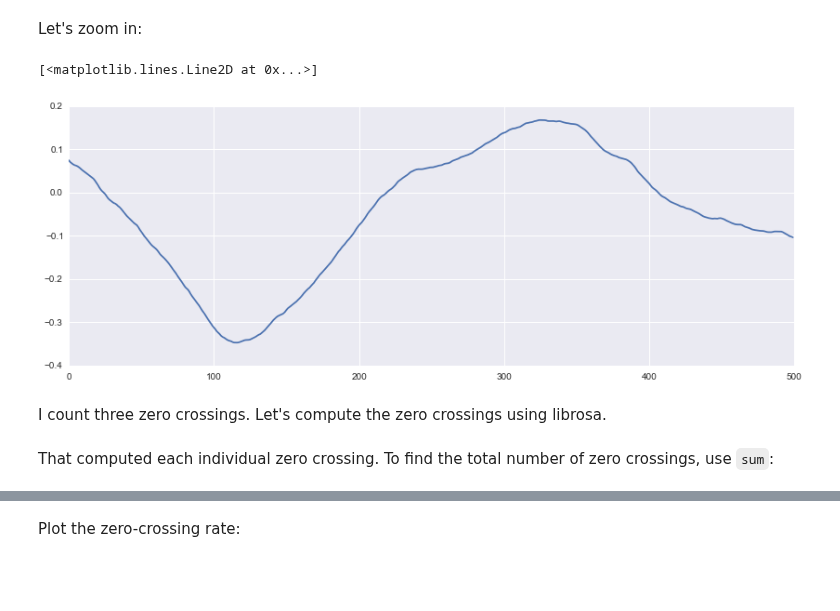
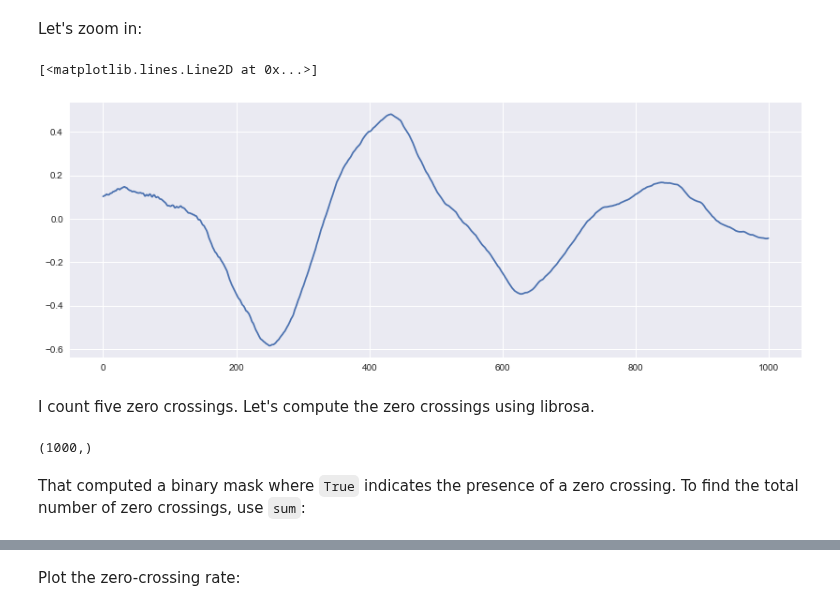
Before and after one commit to iranroman/musicinformationretrieval.com, a Jupyter notebook: zcr.ipynb, the cells around one changed output, grey strips where cells are left out. Saved outputs shown, nothing was run; the diff lists cells and outputs as text; code cells hidden in the pictures; blank space fills up the shorter version.

Commit message:
zero crossing rate

```diff
--- a/zcr.ipynb
+++ b/zcr.ipynb
@@ -27,10 +30,12 @@ librosa.display.waveplot(x, sr=fs)
 # %% [markdown]
 Let's zoom in:
-# %%
-plt.plot(x[1500:2000])
-# %% [output]
-[<matplotlib.lines.Line2D at 0x...>]
-[figure, removed]
+# %%
+n0 = 6500
+n1 = 7500
+plt.plot(x[n0:n1])
+# %% [output]
+[<matplotlib.lines.Line2D at 0x...>]
+[figure, added]
 # %% [markdown]
-I count three zero crossings. Let's compute the zero crossings using librosa.
+I count five zero crossings. Let's compute the zero crossings using librosa.
 # %%
@@ -38,5 +43,9 @@ zero_crossings = librosa.zero_crossings(x[1500:2000], pad=False)
+# %%
+zero_crossings.shape
+# %% [output]
+(1000,)
 # %% [markdown]
-That computed each individual zero crossing. To find the total number of zero crossings, use `sum`:
+That computed a binary mask where `True` indicates the presence of a zero crossing. To find the total number of zero crossings, use `sum`:
 # %%
 print sum(zero_crossings)
 # %% [output]
```
Also changed, not shown: parts of 17 cells of this notebook, 1 other file.
